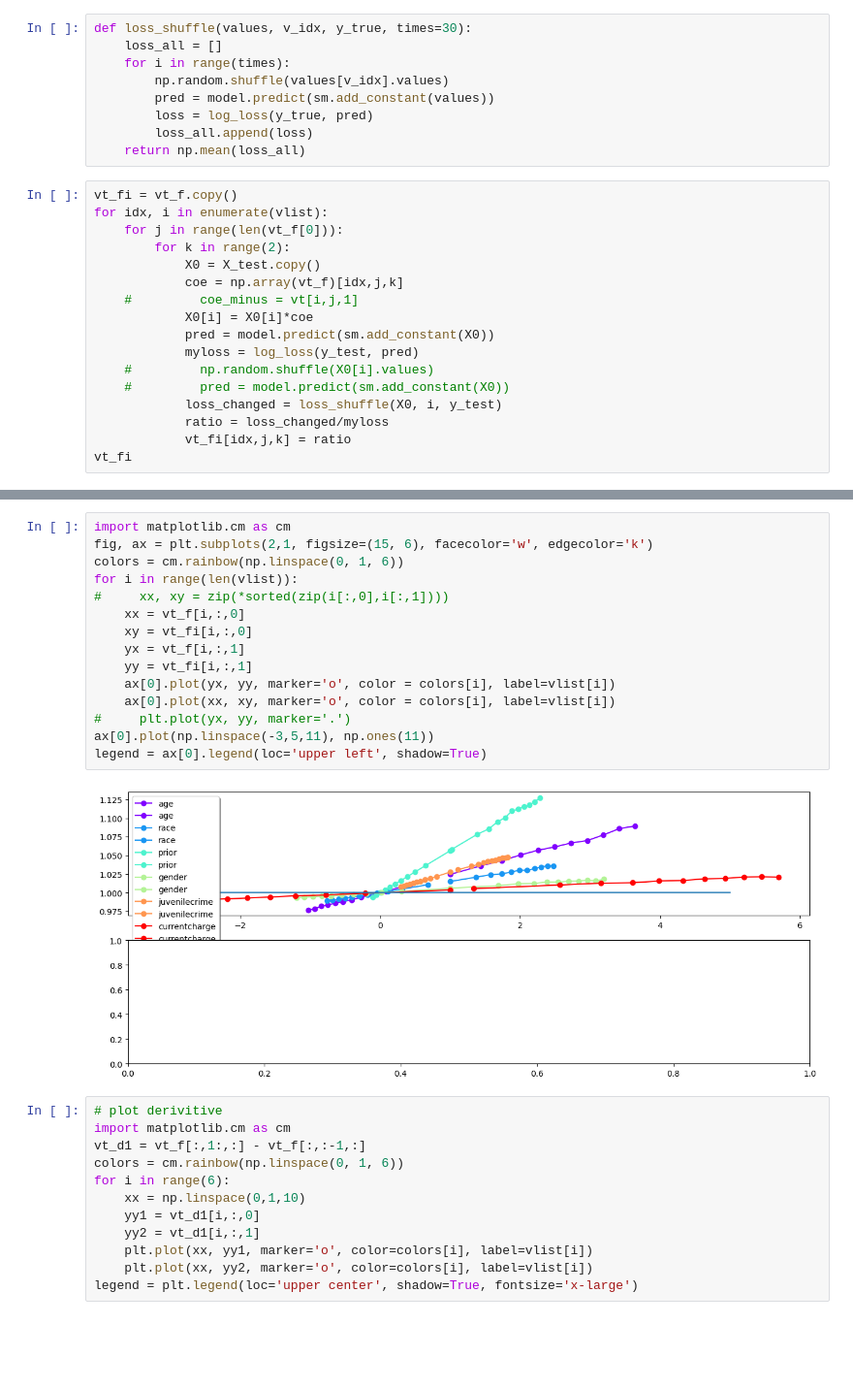
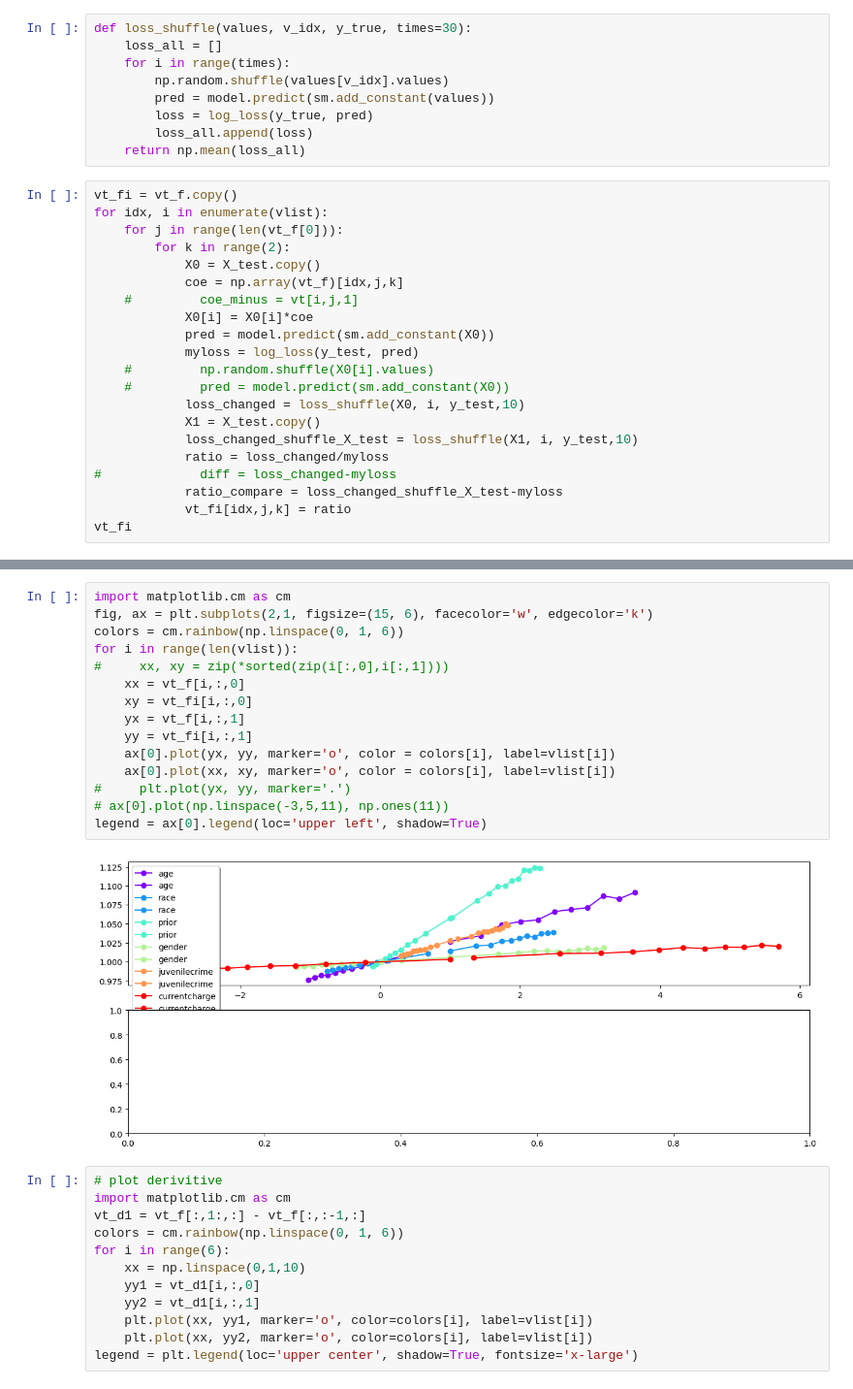
Before and after one commit to Sichao-Li/generalized_rashomon_set, a Jupyter notebook: Crime.ipynb, the cells around one changed output, grey strips where cells are left out. Shown at 97% size. Drawn from its saved outputs; the diff is of its cells as text; blank space fills up the shorter version.

```diff
--- a/Crime.ipynb
+++ b/Crime.ipynb
@@ -56,8 +56,12 @@ for idx, i in enumerate(vlist):
             myloss = log_loss(y_test, pred)
     #         np.random.shuffle(X0[i].values)
     #         pred = model.predict(sm.add_constant(X0))
-            loss_changed = loss_shuffle(X0, i, y_test)
+            loss_changed = loss_shuffle(X0, i, y_test,10)
+            X1 = X_test.copy()
+            loss_changed_shuffle_X_test = loss_shuffle(X1, i, y_test,10)
             ratio = loss_changed/myloss
+#             diff = loss_changed-myloss
+            ratio_compare = loss_changed_shuffle_X_test-myloss
             vt_fi[idx,j,k] = ratio
 vt_fi
 # %% [output]
@@ -98,20 +119,20 @@ No artists with labels found to put in legend.  Note that artists whose label st
 # %%
 import matplotlib.cm as cm
 fig, ax = plt.subplots(2,1, figsize=(15, 6), facecolor='w', edgecolor='k')
 colors = cm.rainbow(np.linspace(0, 1, 6))
 for i in range(len(vlist)):
 #     xx, xy = zip(*sorted(zip(i[:,0],i[:,1])))
     xx = vt_f[i,:,0]
     xy = vt_fi[i,:,0]
     yx = vt_f[i,:,1]
     yy = vt_fi[i,:,1]
     ax[0].plot(yx, yy, marker='o', color = colors[i], label=vlist[i])
     ax[0].plot(xx, xy, marker='o', color = colors[i], label=vlist[i])
 #     plt.plot(yx, yy, marker='.')
-ax[0].plot(np.linspace(-3,5,11), np.ones(11))
+# ax[0].plot(np.linspace(-3,5,11), np.ones(11))
 legend = ax[0].legend(loc='upper left', shadow=True)
 # %% [output]
-[figure, old version]
+[figure, new version]
 # %%
 # plot derivitive
 import matplotlib.cm as cm
```
Also changed, not shown: parts of 2 cells of this notebook, 1 other file.
